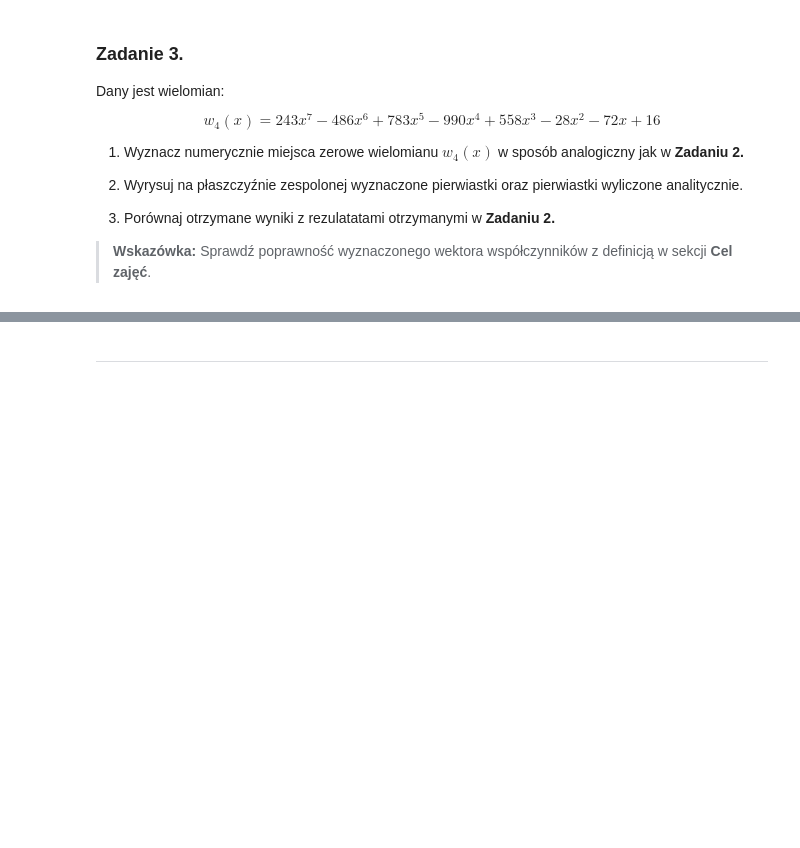
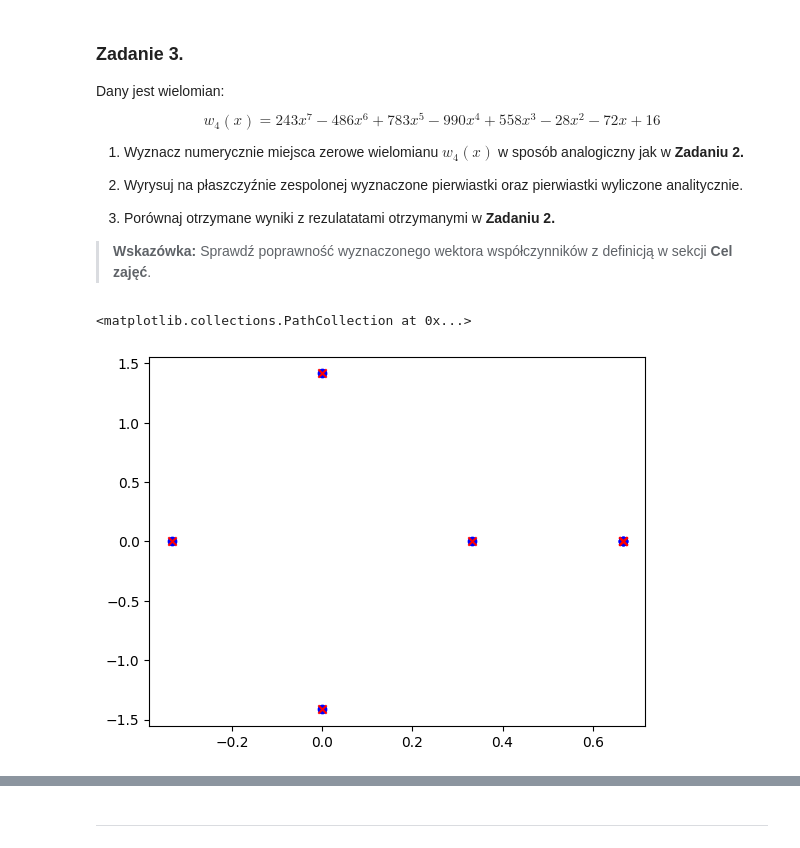
Before and after one commit to MN-KJ-2025/lab-7-pierwiastki-Jakub0071, a Jupyter notebook: sprawozdanie.ipynb, the cells around one changed output, grey strips where cells are left out. Saved outputs shown, nothing was run; the diff lists cells and outputs as text; code cells hidden in the pictures; blank space fills up the shorter version.

```diff
--- a/sprawozdanie.ipynb
+++ b/sprawozdanie.ipynb
@@ -296,0 +268,12 @@ $$
+# %%
+# ===== Twoja implementacja tutaj =====
+
+#1
+wspolczynniki4 = np.array([16,-72,-28,558,-990,783,-486,243])
+roots4 = nppoly.polyroots(wspolczynniki4)
+analityczne = [1/3, -1/3, 2/3, 2/3, 2/3, 1j*np.sqrt(2), -1j*np.sqrt(2)]
+plt.scatter([r.real for r in analityczne], [r.imag for r in analityczne], color='blue')
+plt.scatter(roots4.real, roots4.imag, color='red', marker='x')
+# %% [output]
+<matplotlib.collections.PathCollection at 0x...>
+[figure, added]
```
Also changed, not shown: parts of 9 cells of this notebook.
